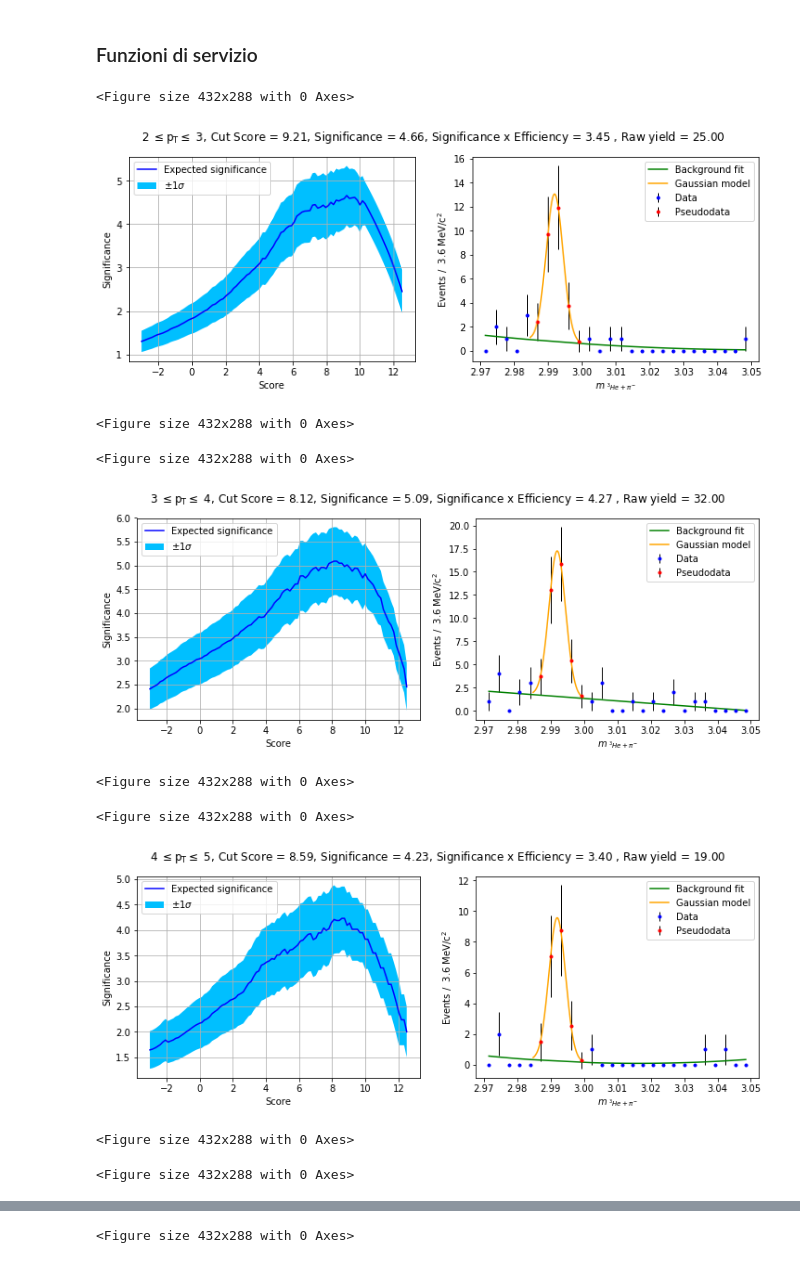
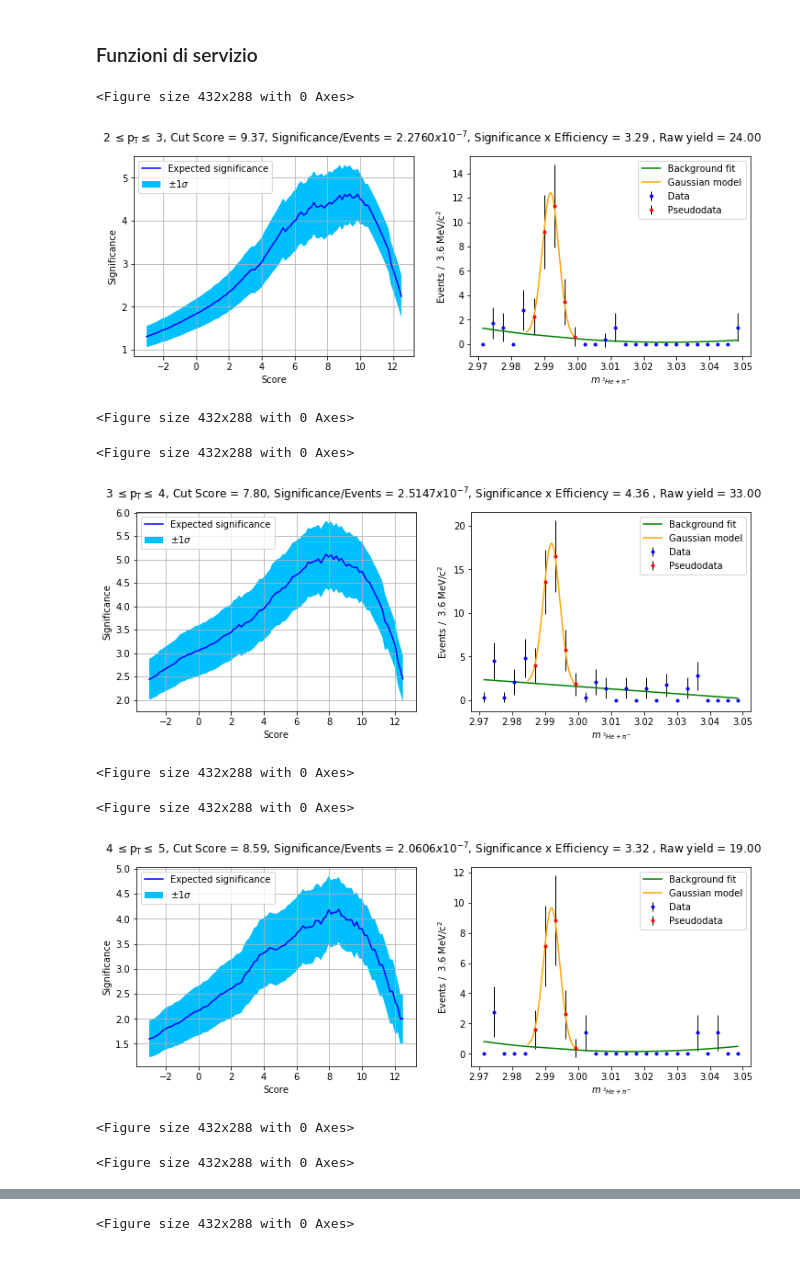
Before and after one commit to pfecchio/HypertritonML, a Jupyter notebook: Hypertriton2Body/Optimization/TrainingAndSignScan_1040.ipynb, the cells around one changed output, grey strips where cells are left out. Drawn from its saved outputs; the diff is of its cells as text; code cells hidden in the pictures.

```diff
--- a/Hypertriton2Body/Optimization/TrainingAndSignScan_1040.ipynb
+++ b/Hypertriton2Body/Optimization/TrainingAndSignScan_1040.ipynb
@@ -159,3 +157,12 @@ df_18r = df_18r.astype('float')
 df_18r = df_18r.query('10<=Centrality<=40')
 # model = pickle.load(open("model_10_40.pkl", "rb"))
 # efficiency_array = np.load("efficiency_10_40_array.npy", 'r')
+# %%
+df_18_1=df_18r.query('Centrality<30')
+df_18_2=df_18r.query('Centrality>=30')
+df_18_1['weight']=4
+df_18_2['weight']=1
+df_18_weighted= pd.concat([df_18_1,df_18_2])
+df_18_weighted['weight']=(len(df_18r)/sum(df_18_weighted['weight']))*df_18_weighted['weight']
+df_18_weighted=df_18_weighted.sample(frac=1)
+del df_18_1,df_18_2
@@ -172,7 +190,7 @@ def SignificanceError(sig,bkg,i):
     return abs(err_1)*err_sig+abs(err_2)*err_bkg
 # %%
 def ExpectedSignal(eff_bdt, i):
-    n_ev = 20436460
+    n_ev = 20308562
     yield_meas = [1e-5,8e-6,4e-6,9e-7] # values taken from S.Trogolo PhD Thesis
     eff_V0 = [0.0819,0.1172,0.1439,0.1650] # values computed in eff2body.cc macro
     dpT = [1,1,1,4]
@@ -185,10 +203,9 @@ def SignificanceScan(df, pT_min, pT_max, i_pT,custom=False):
     error_array=[]
     score_list = np.linspace(-3,12.5,100)
     index = 0
-
     for i in score_list:
-        df_score = df.query('Score>@i and V0pt>=@pT_min and V0pt<=@pT_max')['InvMass']
-        counts,bins = np.histogram(df_score,bins=26,range=[2.97,3.05]);
+        df_score = df.query('Score>@i and V0pt>=@pT_min and V0pt<=@pT_max')
+        counts,bins = np.histogram(df_score['InvMass'],bins=26,range=[2.97,3.05],weights=df_score['weight']);
         bin_centers = 0.5*(bins[1:]+bins[:-1])
         sidemap = (bin_centers<2.9923-3*0.0025) + (bin_centers>2.9923+3*0.0025)
         massmap = logical_not(sidemap)
@@ -218,10 +235,10 @@ def SignificanceScan(df, pT_min, pT_max, i_pT,custom=False):
     sign = significance_array[max_index]
     custom_sign = custom_significance_array[max_index]
     ryield = signal_array[max_index]
-    df_cut = df.query('Score>@max_score and V0pt>=@pT_min and V0pt<=@pT_max')['InvMass']
+    df_cut = df.query('Score>@max_score and V0pt>=@pT_min and V0pt<=@pT_max')
     counts_mc_0 = norm.pdf(bin_centers,loc=2.992,scale=0.0025)
     counts_mc = (ryield/sum(counts_mc_0))*counts_mc_0
-    counts_data,_ = np.histogram(df_cut,bins=26,range=[2.97,3.05]);
+    counts_data,_ = np.histogram(df_cut['InvMass'],bins=26,range=[2.97,3.05],weights=df_cut['weight']);
     h = polyfit(bins_side,counts_data[sidemap],2)
     counts_bkg = polyval(h,bin_centers)
     counts_tot = counts_bkg+counts_mc
@@ -246,7 +263,7 @@ def SignificanceScan(df, pT_min, pT_max, i_pT,custom=False):
         axs[0].grid()
 
     axs[0].legend(loc='upper left')
-    plt.suptitle(r"%1.f $ \leq \rm{p}_{T} \leq $ %1.f, Cut Score = %0.2f, Significance = %0.2f, Significance x Efficiency = %0.2f , Raw yield = %0.2f" %(pT_min,pT_max,max_score,sign,custom_sign,ryield))
+    plt.suptitle(r"%1.f $ \leq \rm{p}_{T} \leq $ %1.f, Cut Score = %0.2f, Significance/Events = %0.4f$x10^{-7}$, Significance x Efficiency = %0.2f , Raw yield = %0.2f" %(pT_min,pT_max,max_score,(sign/20308562)*1e7,custom_sign,ryield))
 
     yerr_data = sqrt(counts_data[sidemap])
     yerr_tot = sqrt(counts_tot[massmap])
@@ -267,21 +284,21 @@ def SignificanceScan(df, pT_min, pT_max, i_pT,custom=False):
 # %%
 pT_list = [[2,3],[3,4], [4,5],[5,9]]
 best_score_list=[]
 
 for i in range(0,4):
     plt.figure();
-    dtest = xgb.DMatrix(data=df_18r[training_columns],silent=True)
-    df_18r['Score'] = model.predict(dtest,output_margin=True)
-    best_score_list.append(SignificanceScan(df_18r,pT_list[i][0],pT_list[i][1],i))
+    dtest = xgb.DMatrix(data=df_18_weighted[training_columns],silent=True)
+    df_18_weighted['Score'] = model.predict(dtest,output_margin=True)
+    best_score_list.append(SignificanceScan(df_18_weighted,pT_list[i][0],pT_list[i][1],i))
     del dtest
 # %% [output]
 <Figure size 432x288 with 0 Axes>
-[figure, old version]
+[figure, new version]
 <Figure size 432x288 with 0 Axes>
 <Figure size 432x288 with 0 Axes>
-[figure, old version]
+[figure, new version]
 <Figure size 432x288 with 0 Axes>
 <Figure size 432x288 with 0 Axes>
-[figure, old version]
+[figure, new version]
 <Figure size 432x288 with 0 Axes>
 <Figure size 432x288 with 0 Axes>
```
Also changed, not shown: parts of 10 cells of this notebook, 4 other files.
